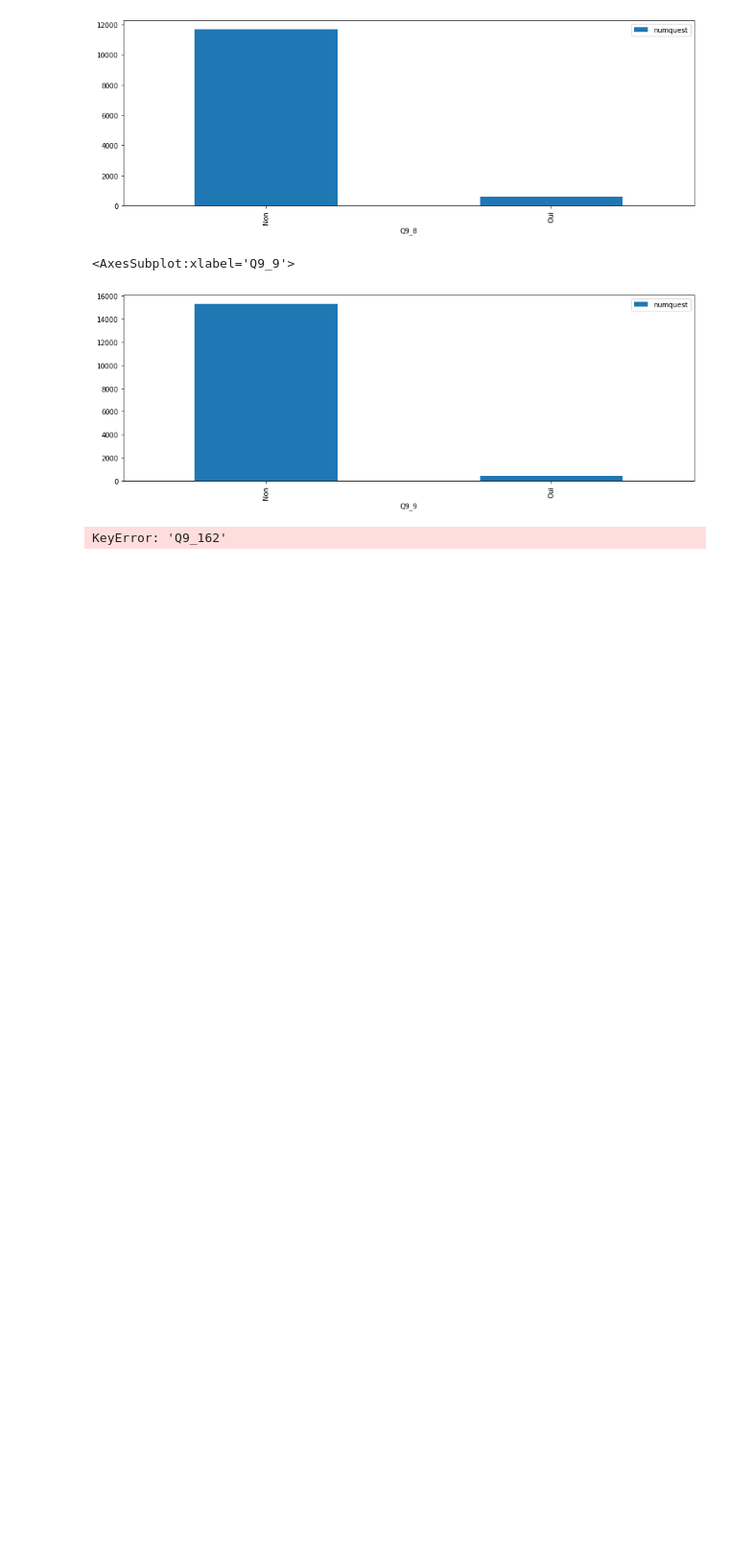
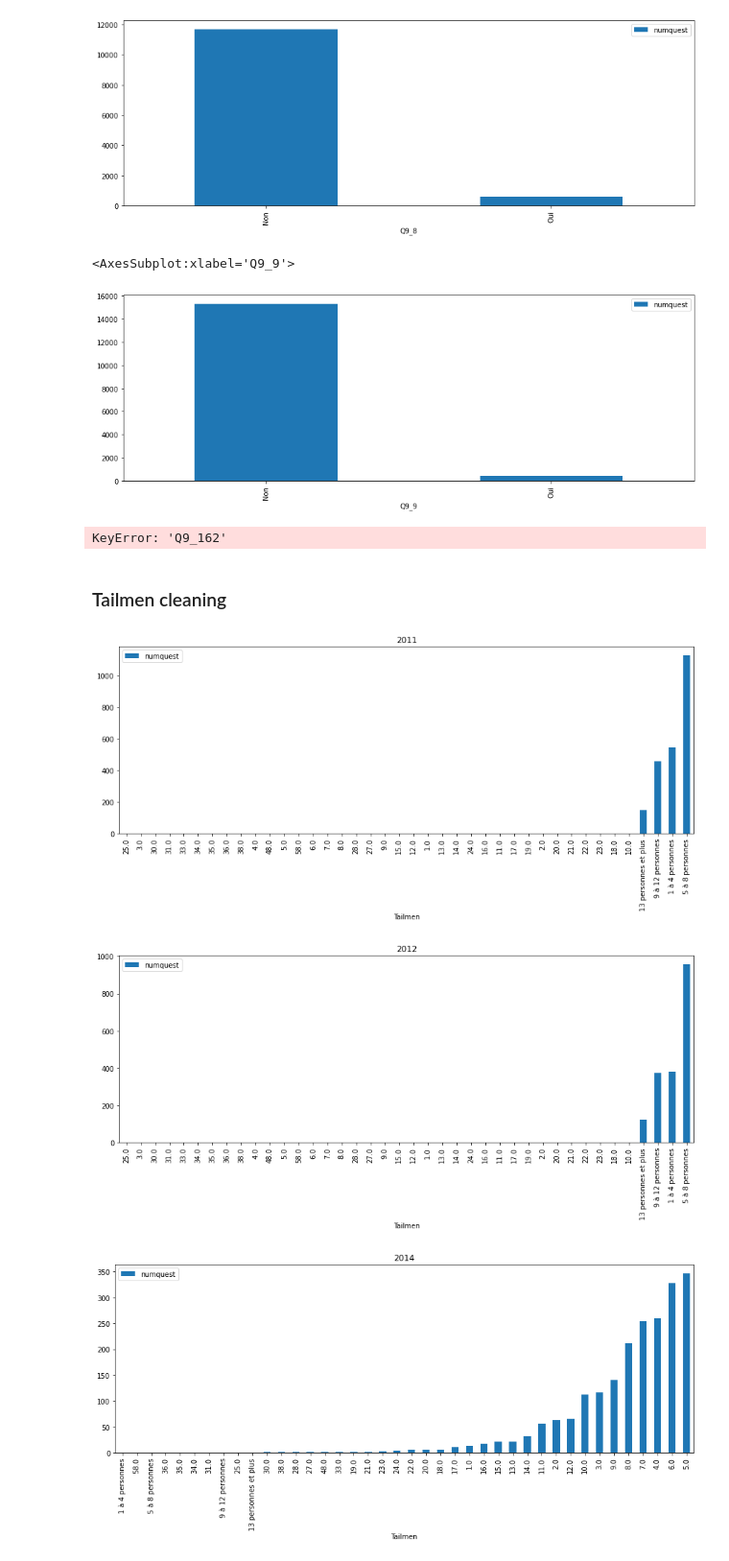
Before and after one commit to dataforgoodfr/batch9_geowatchlabs-3-markets, a Jupyter notebook: src/notebooks/study_data_types_preprocessing.ipynb, the cells around one changed output. Shown at 96% size. Cells and saved outputs as stored; diff of their text form; code cells hidden in the pictures; blank space fills up the shorter version.

Commit message:
add: tailmen column analysis

```diff
--- a/src/notebooks/study_data_types_preprocessing.ipynb
+++ b/src/notebooks/study_data_types_preprocessing.ipynb
@@ -53,7 +57,33 @@ df_aggregated_file = df_aggregated_file.astype({'numquest': 'float64','ident': '
                                                 'Q2_3': 'category','Q2_4': 'category','Scol': 'category',
                                                 'Path': 'category','year': 'int64','month': 'category',
                                                 'groundnut': 'int64','millet': 'int64','sorghum': 'int64',
-                                                'maize': 'int64','cowpea': 'int64'})
+                                                'maize': 'int64','cowpea': 'int64','cowpea': 'int64',
+                                                'id':'category','Beans (niebe) - Retail':'float64',
+                                                'Couscous - Retail':'float64','Feed (flour) - Retail':'float64',
+                                                'Feed (rakhel) - Retail':'float64',
+                                                'Feed (wheat bran) - Retail':'float64',
+                                                'Livestock (camel) - Retail':'float64',
+                                                'Livestock (cattle) - Retail':'float64',
+                                                'Livestock (goat, medium-sized male) - Retail':'float64',
+                                                'Livestock (sheep, medium-sized castrated male) - Retail':'float64',
+                                                'Maize (local) - Retail':'float64','Meat (beef) - Retail':'float64',
+                                                'Meat (camel) - Retail':'float64','Milk (powder) - Retail':'float64',
+                                                'Millet - Retail':'float64','Oil (vegetable) - Retail':'float64',
+                                                'Pasta (macaroni) - Retail':'float64',
+                                                'Rice (imported) - Retail':'float64',
+                                                'Rice (local) - Retail':'float64',
+                                                "Sorghum (r'haya) - Retail":'float64',
+                                                'Sorghum (red) - Retail':'float64',
+                                                'Sorghum (taghalit) - Retail':'float64',
+                                                'Straw - Retail':'float64','Sugar - Retail':'float64',
+                                                'Wheat - Retail':'float64','Wheat flour - Retail':'float64',
+                                                'Wheat meal - Retail':'float64'})
+# %%
+df_aggregated_file["Scol"]=standardize_education_level(df_aggregated_file["Scol"])
+# %%
+df_aggregated_file["date"] = df_aggregated_file["date"].apply(lambda row: standardize_date(row))
+# %%
+df_aggregated_file["date"] = pd.to_datetime(df_aggregated_file["date"], format="%Y-%m-%d", errors='coerce')
 # %%
 for col in df_aggregated_file.columns.to_list():
     check = df_aggregated_file[col].unique()
@@ -425,6 +455,14 @@ pd.DataFrame(df_aggregated_file.groupby("Scol").count()[["numquest"]]).plot(kind
 pd.DataFrame(df_aggregated_file.groupby("Path").count()[["numquest"]]).plot(kind='bar', figsize=(15, 5))
 # %%
 pd.DataFrame(df_aggregated_file.groupby("month").count()[["numquest"]]).plot(kind='bar', figsize=(15, 5))
+# %% [markdown]
+### Tailmen cleaning
 # %%
-with pd.option_context('display.max_rows', 100, 'display.max_columns', None):
-    print(df_aggregated_file.dtypes)
+for year in df_aggregated_file["year"].unique():
+    tmp_df = df_aggregated_file.loc[df_aggregated_file["year"]==year]
+    tmp_df = pd.DataFrame(tmp_df.groupby("Tailmen").count()[["numquest"]]).sort_values(by=["numquest"])
+    tmp_df.plot(kind='bar', figsize=(15, 5), title=year)
+# %% [output]
+[figure, added]
+[figure, added]
+[figure, added]
```
Also changed, not shown: parts of 6 cells of this notebook.
